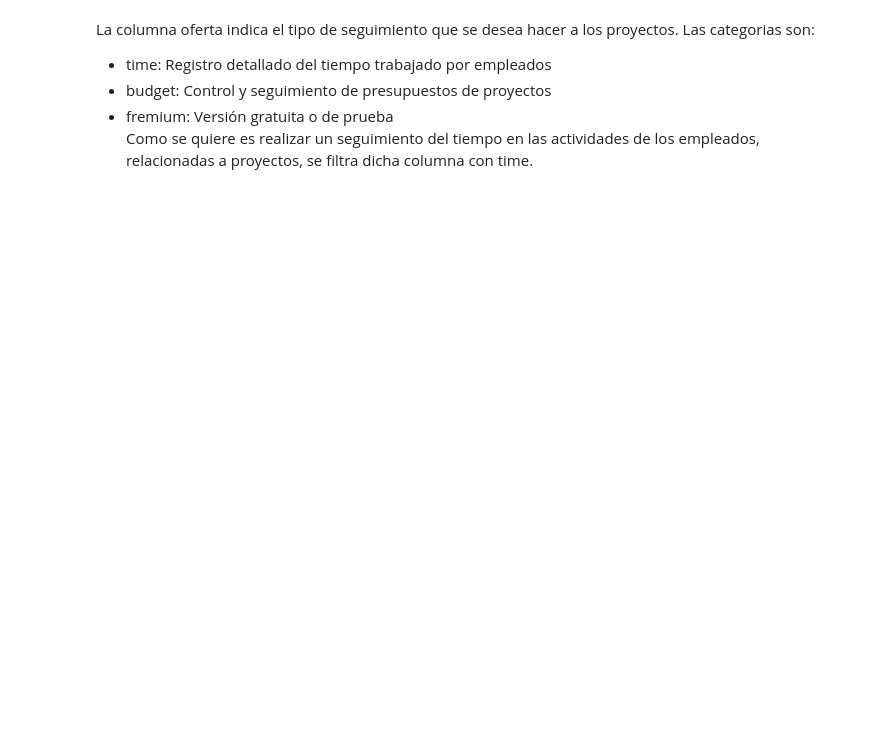
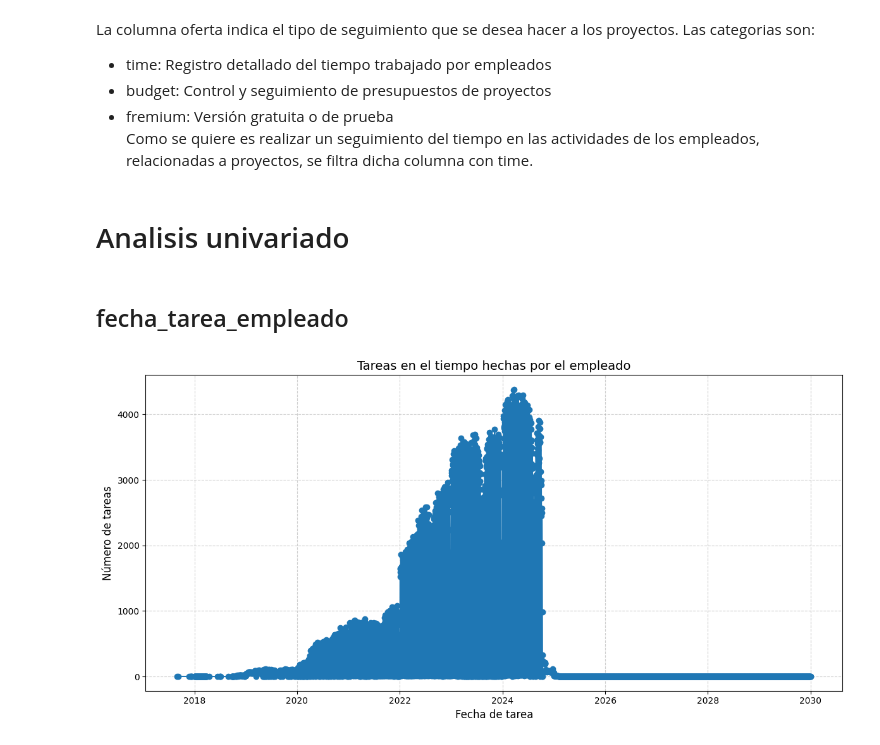
Before and after one commit to leodie1615/Proyecto-final-ciencia-datos, a Jupyter notebook: proyecto_final.ipynb, the cells around one changed output. Cells and saved outputs as stored; diff of their text form; code cells hidden in the pictures; blank space fills up the shorter version.

Commit message:
analisis univariado

```diff
--- a/proyecto_final.ipynb
+++ b/proyecto_final.ipynb
@@ -40,10 +49,8 @@ subscriptions_df = pd.read_csv("data/subscriptions.csv")
 tasks_computed_df = pd.read_csv("data/tasks_computed.csv")
 tasks_df = pd.read_csv("data/tasks.csv")
 teams_df = pd.read_csv("data/teams.csv")
-# Dimensiones dataset
-print(users_df.dtypes)
-print(users_df.shape)
-users_df.head(5)
+
+# convercion columnas de tiempo
 cast_columns_date = ["created_at","deleted_at"]
 convertir_date(cast_columns_date,users_df)
 cast_columns_date = ["created_at"]
@@ -60,6 +67,7 @@ cast_columns_date = ["created_at"]
 convertir_date(cast_columns_date,tasks_df)
 cast_columns_date = ["created_at"]
 convertir_date(cast_columns_date,projects_df)
+
 #creacion tabla empleados
 empleados_df = pd.merge(
     users_df,
@@ -68,7 +76,6 @@ empleados_df = pd.merge(
     left_on='team_id',
     right_on='id'
 )
-# Renombrar varias columnas
 empleados_df = empleados_df.rename(columns={
     'id_x': 'empleado_id',
     'created_at_x': 'creacion_empleado_grizzly',
@@ -76,7 +83,6 @@ empleados_df = empleados_df.rename(columns={
     'created_at_y': 'creacion_team_grizzly',
     'deleted_at_y': 'eliminacion_grizzly'
 })
-# Eliminar una columna
 empleados_df = empleados_df.drop(columns=['id_y']).drop_duplicates()
 # creacion tabla tareas
 tareas_df = pd.merge(
@@ -96,7 +102,6 @@ tareas_df = tareas_df.rename(columns={
     'planned_duration':'duracion_planeada_tarea',
     'elapsed_duration':'duracion_trascurrida_tarea'
 })
-# Eliminar una columna
 tareas_df = tareas_df.drop(columns=['is_container_y','parent_id_y','project_id_y','creacion_tarea_date']).drop_duplicates()
 tareas_df.sample(3)
 #creacion tabla proyectos
@@ -118,9 +123,7 @@ proyectos_df = proyectos_df.rename(columns={
     'elapsed_duration':'duracion_trascurrida_projecto'
 }).drop_duplicates()
 proyectos_df = proyectos_df.drop(columns=['team_id_2','creacion_proyecto_date']).drop_duplicates()
-
 proyectos_df.sample(3)
-#creacion tabla grupos
 equipos_df = pd.merge(
     teams_df,
     subscriptions_df,
@@ -140,8 +143,6 @@ equipos_df = equipos_df.rename(columns={
     'trial_start_at':'inicio_prueba_en',
     'trial_end_at':'finalizacion_prueba_en'
 }).drop_duplicates()
-#equipos_df.sample(3)
-#creacion tabla tarea usuarios
 tareas_empleados_df = pd.merge(
     tareas_df,
     declarations_df,
@@ -165,7 +166,6 @@ tareas_empleados_projectos_df = pd.merge(
     left_on='proyecto_id',
     right_on='proyecto_id'
 )
-#tareas_empleados_projectos_df.sample(3)
 maestra_df = pd.merge(
     tareas_empleados_projectos_df,
     equipos_df,
@@ -173,3 +173,16 @@ maestra_df = pd.merge(
     left_on='team_id',
     right_on='team_id'
 )
+pd.options.display.float_format = '{:.2f}'.format
+# Se convierte la columna duracion tarea a tiempo en horas
+maestra_df["duracion_tarea"] = (maestra_df["duracion_tarea"] / 3_600_000_000_000)
+# se convierte las columnas de duracion en formato string a horas
+maestra_df['duracion_planeada_tarea']= maestra_df["duracion_planeada_tarea"].apply(to_hours)
+maestra_df['duracion_trascurrida_tarea']= maestra_df["duracion_trascurrida_tarea"].apply(to_hours)
+maestra_df['duracion_planeada_projecto']= maestra_df["duracion_planeada_projecto"].apply(to_hours)
+maestra_df['duracion_trascurrida_projecto']= maestra_df["duracion_trascurrida_projecto"].apply(to_hours)
+#creacion columna duracion_dias_team
+maestra_df['duracion_meses_team'] = ((maestra_df['eliminacion_team_grizzly'] - maestra_df['creacion_team_grizzly']).dt.days/30).round()
+
+# df=maestra_df[(maestra_df["proyecto_id"]=="cddd00a8-691c-412b-8dbf-13d2599096f4") & (tareas_empleados_projectos_df["tarea_id"]=="00015d04-66ca-41f0-8a9a-40dc49fd029d")].sort_values(by='fecha_tarea_empleado')
+# df["duracion_tarea"]
@@ -232,0 +197,22 @@ maestra_df=maestra_df[maestra_df["oferta"]=="time"]
+# %% [markdown]
+# Analisis univariado
+# %% [markdown]
+## fecha_tarea_empleado
+# %%
+
+# Agrupar por fecha y contar tareas
+tareas_por_fecha = maestra_df.groupby(maestra_df['fecha_tarea_empleado'].dt.date).size()
+
+# Crear gráfico de línea
+plt.figure(figsize=(12, 6))
+plt.plot(tareas_por_fecha.index, tareas_por_fecha.values, marker='o', linestyle='-', linewidth=1.5)
+
+# Títulos y etiquetas
+plt.title('Tareas en el tiempo hechas por el empleado', fontsize=14)
+plt.xlabel('Fecha de tarea', fontsize=12)
+plt.ylabel('Número de tareas', fontsize=12)
+plt.grid(True, linestyle='--', alpha=0.6)
+plt.tight_layout()
+plt.show()
+# %% [output]
+[figure, added]
```
Also changed, not shown: parts of 22 cells of this notebook.
